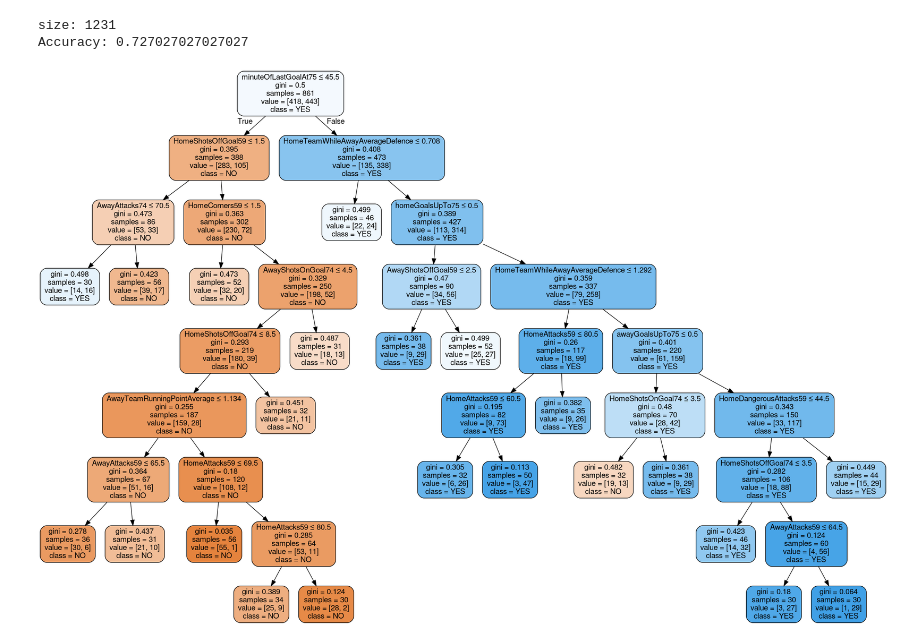
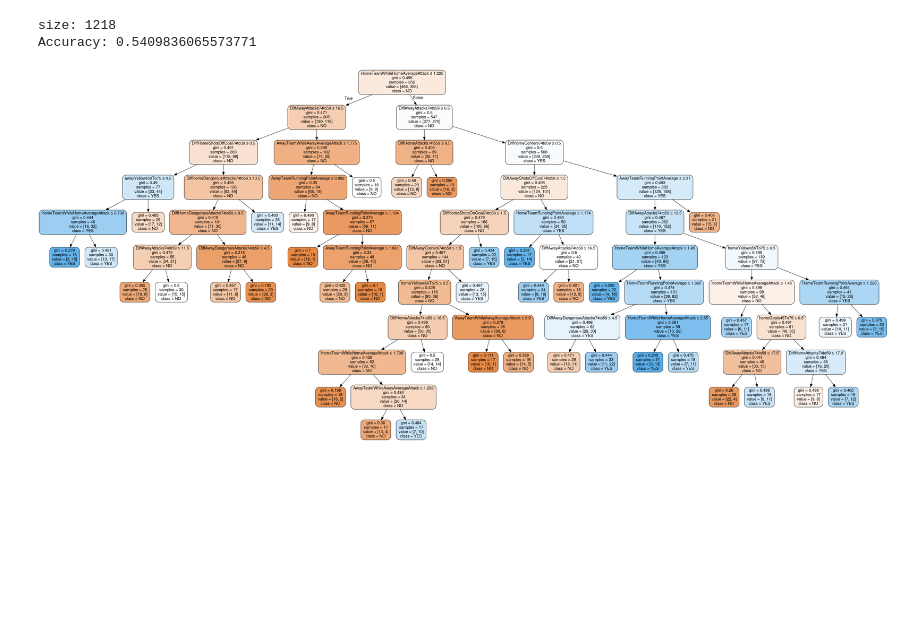
Before and after one commit to athanikos/FootBotStore, a Jupyter notebook: jupyter/GoalScoredAt75DecTree.ipynb, the cells around one changed output. Saved outputs shown, nothing was run; the diff lists cells and outputs as text; code cells hidden in the pictures; blank space fills up the shorter version.

```diff
--- a/jupyter/GoalScoredAt75DecTree.ipynb
+++ b/jupyter/GoalScoredAt75DecTree.ipynb
@@ -127,75 +181,61 @@ def plot_decision_tree(clf,feature_name,target_name):
 feature_cols = [
 
 
+                                        'DiffAwayAttacks74to59'
+                                       ,'DiffAwayCorners74to59'
+                                       ,'DiffAwayDangerousAttacks74to59'
+                                       ,'DiffAwayShotsOffGoal74to59'
+                                       ,'DiffAwayShotsOnGoal74to59'
+                                       ,'DiffHomeAttacks74to59'
+                                       ,'DiffHomeCorners74to59'
+                                       ,'DiffHomeDangerousAttacks74to59'
+                                       ,'DiffHomeShotsOffGoal74to59'
+                                       ,'DiffHomeShotsOnGoal74to59'
 
 
-                                         'differenceAt75'
-                                        ,'differenceAt45'
-                                        ,'reddifferenceAt75'
-                                        ,'homeGoalsUpTo75'
-                                        ,'awayGoalsUpTo75'
-                                        ,'homeyellowUpTo75'
-                                        ,'awayyellowUpTo75'
-                                        ,'minuteOfLastGoalAt75'
-
-
-                                        ,'AwayAttacks74'
-                                        ,'AwayCorners74'
-                                        ,'AwayDangerousAttacks74'
-                                        ,'AwayShotsOffGoal74'
-                                        ,'AwayShotsOnGoal74'
-
-                                        ,'HomeAttacks74'
-                                        ,'HomeCorners74'
-                                        ,'HomeDangerousAttacks74'
-                                        ,'HomeShotsOffGoal74'
-                                        ,'HomeShotsOnGoal74'
-
-
-                                        ,'AwayAttacks59'
-                                        ,'AwayCorners59'
-                                        ,'AwayDangerousAttacks59'
-                                        ,'AwayShotsOffGoal59'
-                                        ,'AwayShotsOnGoal59'
-
-                                        ,'HomeAttacks59'
-                                        ,'HomeCorners59'
-                                        ,'HomeDangerousAttacks59'
-                                        ,'HomeShotsOffGoal59'
-                                        ,'HomeShotsOnGoal59'
-
-
+                                        ,'homeGoals45To75'
+                                        ,'awayGoals45To75'
+                                        ,'homeYellows59To75'
+                                        ,'awayYellows59To75'
 
 
                                         ,'AwayTeamRunningPointAverage'
                                         ,'HomeTeamRunningPointAverage'
                                         ,'HomeTeamWhileHomeAverageAttack'
-                                        ,'HomeTeamWhileAwayAverageDefence'
+
                                         ,'AwayTeamWhileAwayAverageAttack'
-                                        ,'AwayTeamWhileAwayAverageDefence'
+
+
+                         # ,'AwayFouls74'
+
+
+
+                                                  #,'HomeFouls74'
+                                               #   ,'AwayFouls74'
+
 
 
                ]
 
 X = df[feature_cols] # Features
-y = df.twoGoalsScoredLast45 # Target variable
+y = df.goalScoredLast15 # Target variable
 
 X_train, X_test, y_train, y_test = train_test_split(X, y, test_size=0.3) # 70% training and 30% test
 
 # Create Decision Tree classifer object
-clf = DecisionTreeClassifier(criterion="gini",max_depth=17,min_samples_leaf =30)
+clf = DecisionTreeClassifier(criterion="gini",max_depth=15,min_samples_leaf =17)
 
 # Train Decision Tree Classifer
 clf = clf.fit(X_train,y_train)
 
 y_pred = clf.predict(X_test)
 
 
 print("size:",len(df))
 print("Accuracy:",metrics.accuracy_score(y_test, y_pred))
 
 plot_decision_tree(clf, X_train.columns,['NO','YES'])
 # %% [output]
-size: 1231
-Accuracy: 0.727027027027027
+size: 1218
+Accuracy: 0.5409836065573771
-[figure, old version]
+[figure, new version]
```
Also changed, not shown: parts of 2 cells of this notebook.
